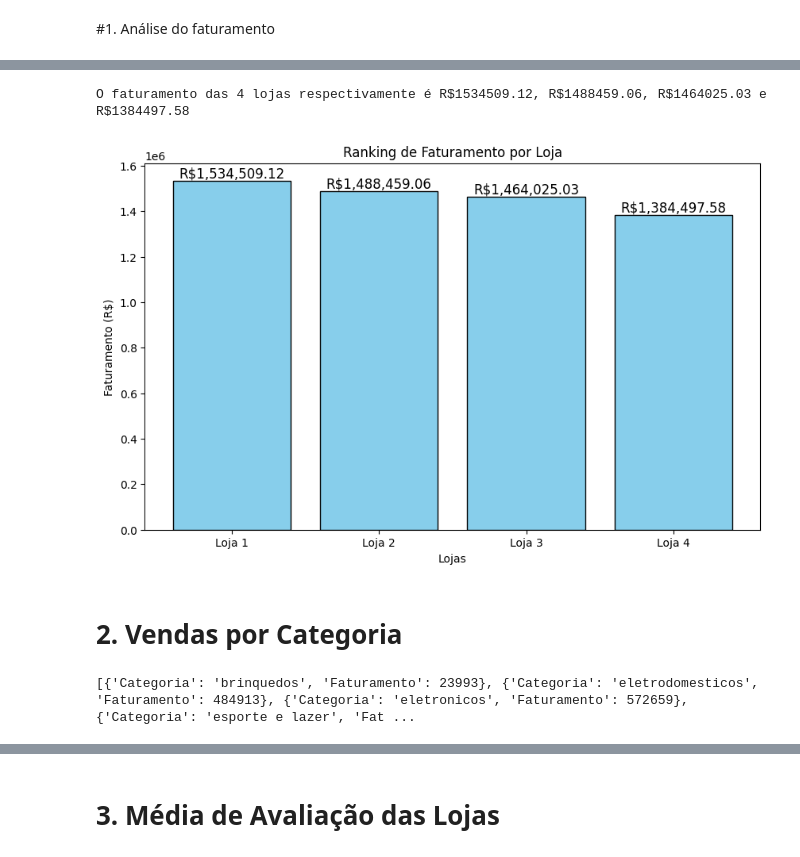
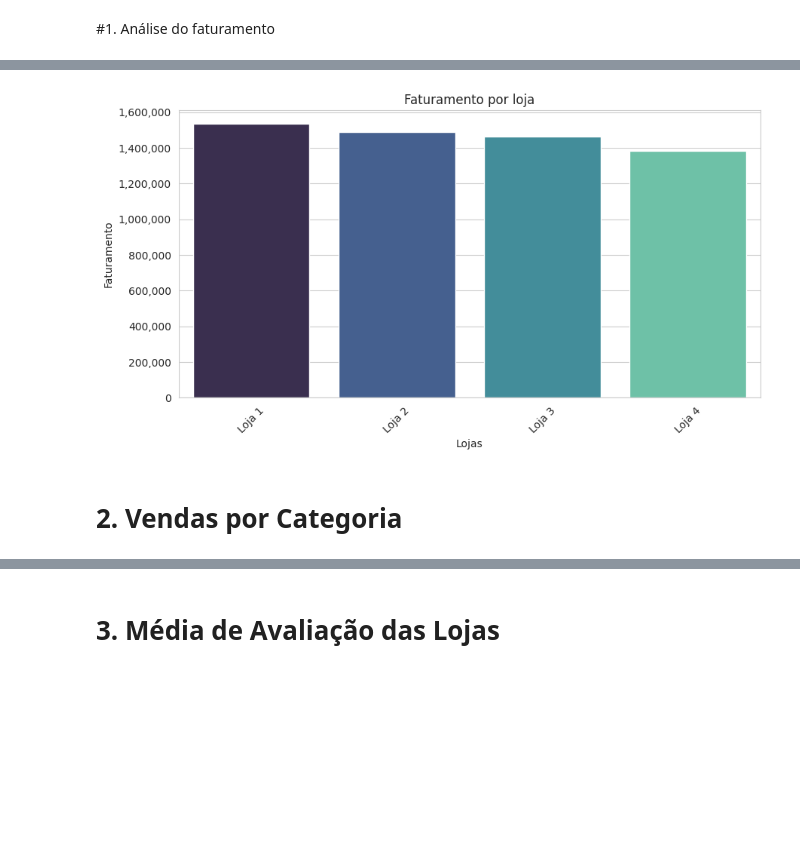
Before and after one commit to SScliff/Projeto_DataScience_alura, a Jupyter notebook: AluraStoreBr.ipynb, the cells around one changed output, grey strips where cells are left out. Saved outputs shown, nothing was run; the diff lists cells and outputs as text; code cells hidden in the pictures; blank space fills up the shorter version.

```diff
--- a/AluraStoreBr.ipynb
+++ b/AluraStoreBr.ipynb
@@ -44,48 +40,21 @@ faturamento_loja4 = loja4["Preço"].sum()
-# %%
-dados_faturamento = {
-    'Loja': ['Loja 1', 'Loja 2', 'Loja 3', 'Loja 4'],
-    'Faturamento': [faturamento_loja1, faturamento_loja2, faturamento_loja3, faturamento_loja4]}
-
-df_faturamento = pd.DataFrame(dados_faturamento)
-df_faturamento = df_faturamento.sort_values(by='Faturamento', ascending=False)
-
-print(f'O faturamento das 4 lojas respectivamente é R${faturamento_loja1}, R${faturamento_loja2}, R${faturamento_loja3} e R${faturamento_loja4}')
-
-
-plt.figure(figsize=(10, 6))
-bars = plt.bar(df_faturamento['Loja'], df_faturamento['Faturamento'], color='skyblue', edgecolor = 'black')
-
-for bar in bars:
-    plt.text(bar.get_x() + bar.get_width() / 2, bar.get_height() + 1000,
-             f'R${bar.get_height():,.2f}',
-             ha='center', va='bottom', fontsize=12)
-
-plt.xlabel('Lojas')
-plt.ylabel('Faturamento (R$)')
-plt.title('Ranking de Faturamento por Loja')
-plt.show()
-# %% [output]
-O faturamento das 4 lojas respectivamente é R$1534509.12, R$1488459.06, R$1464025.03 e R$1384497.58
-[figure, removed]
+# %%
+faturamento_lojas = {nome: df["Preço"].sum() for nome, df in lojas.items()}
+# %%
+df_faturamento = pd.DataFrame.from_dict(faturamento_lojas, orient='index', columns=["Faturamento"])
+df_faturamento.index.name = "Loja"
+df_faturamento.reset_index(inplace=True)
+
+plt.figure(figsize=(9, 5))
+sns.set_style('whitegrid')
+
+ax = sns.barplot(y='Faturamento',x='Loja',hue='Loja', data=df_faturamento, palette='mako')
+ax.yaxis.set_major_formatter(mtick.StrMethodFormatter('{x:,.0f}'))
+plt.title('Faturamento por loja')
+plt.xlabel('Lojas')
+plt.ylabel('Faturamento')
+plt.xticks(rotation = 45)
+plt.tight_layout(pad=1.0)
+# %% [output]
+[figure, added]
 # %% [markdown]
 # 2. Vendas por Categoria
-# %%
-categorias_loja1 = loja1["Categoria do Produto"].unique()
-categorias_loja2 = loja2["Categoria do Produto"].unique()
-categorias_loja3 = loja3["Categoria do Produto"].unique()
-categorias_loja4 = loja4["Categoria do Produto"].unique()
-
-todas_categorias = set(categorias_loja1) | set(categorias_loja2) | set(categorias_loja3) | set(categorias_loja4)
-
-todas_categorias = sorted(list(todas_categorias))
-
-
-dados_categorias = []
-
-for categoria in todas_categorias:
-    soma = int(round(loja[loja['Categoria do Produto'] == categoria]['Preço'].sum(), 2))
-    dados_categorias.append({'Categoria': categoria, 'Faturamento': soma})
-
-print(dados_categorias)
-# %% [output]
-[{'Categoria': 'brinquedos', 'Faturamento': 23993}, {'Categoria': 'eletrodomesticos', 'Faturamento': 484913}, {'Categoria': 'eletronicos', 'Faturamento': 572659}, {'Categoria': 'esporte e lazer', 'Fat ...
```
Also changed, not shown: parts of 13 cells of this notebook.
